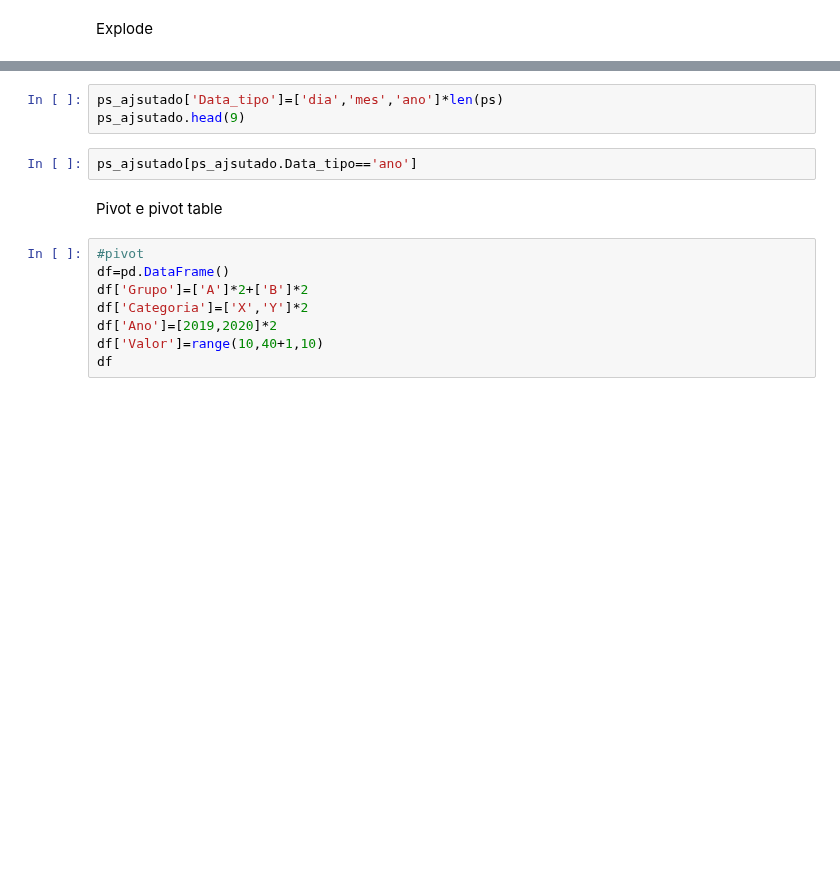
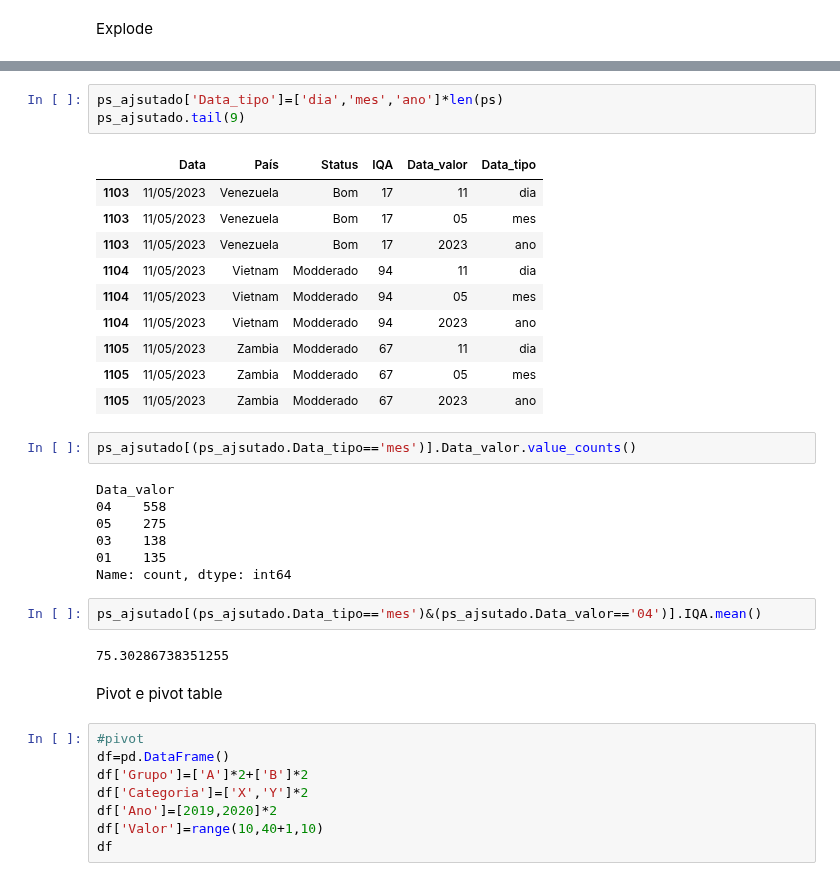
Before and after one commit to gamrodrigues/Coder, a Jupyter notebook: Aula 14.ipynb, the cells around one changed output, grey strips where cells are left out. Cells and saved outputs as stored; diff of their text form; blank space fills up the shorter version.

```diff
--- a/Aula 14.ipynb
+++ b/Aula 14.ipynb
@@ -43,8 +205,30 @@ ps_ajsutado.head(9)
 # %%
 ps_ajsutado['Data_tipo']=['dia','mes','ano']*len(ps)
-ps_ajsutado.head(9)
+ps_ajsutado.tail(9)
+# %% [output]
+|  | Data | País | Status | IQA | Data_valor | Data_tipo |
+| 1103 | 11/05/2023 | Venezuela | Bom | 17 | 11 | dia |
+| 1103 | 11/05/2023 | Venezuela | Bom | 17 | 05 | mes |
+| 1103 | 11/05/2023 | Venezuela | Bom | 17 | 2023 | ano |
+| 1104 | 11/05/2023 | Vietnam | Modderado | 94 | 11 | dia |
+| 1104 | 11/05/2023 | Vietnam | Modderado | 94 | 05 | mes |
+| 1104 | 11/05/2023 | Vietnam | Modderado | 94 | 2023 | ano |
+| 1105 | 11/05/2023 | Zambia | Modderado | 67 | 11 | dia |
+| 1105 | 11/05/2023 | Zambia | Modderado | 67 | 05 | mes |
+| 1105 | 11/05/2023 | Zambia | Modderado | 67 | 2023 | ano |
 # %%
-ps_ajsutado[ps_ajsutado.Data_tipo=='ano']
+ps_ajsutado[(ps_ajsutado.Data_tipo=='mes')].Data_valor.value_counts()
+# %% [output]
+Data_valor
+04    558
+05    275
+03    138
+01    135
+Name: count, dtype: int64
+# %%
+ps_ajsutado[(ps_ajsutado.Data_tipo=='mes')&(ps_ajsutado.Data_valor=='04')].IQA.mean()
+# %% [output]
+75.30286738351255
 # %% [markdown]
 Pivot e pivot table
 # %%
```
Also changed, not shown: parts of 30 cells of this notebook, 3 other files.
